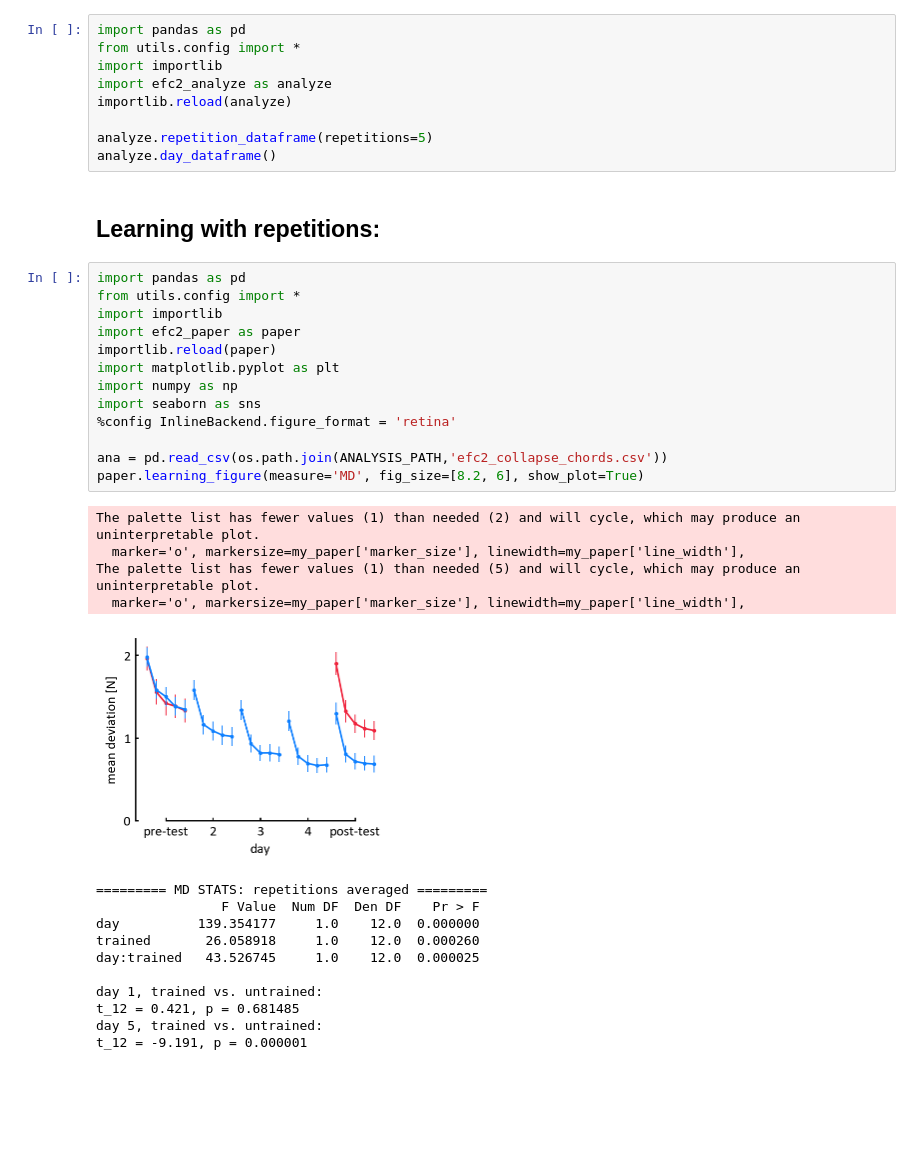
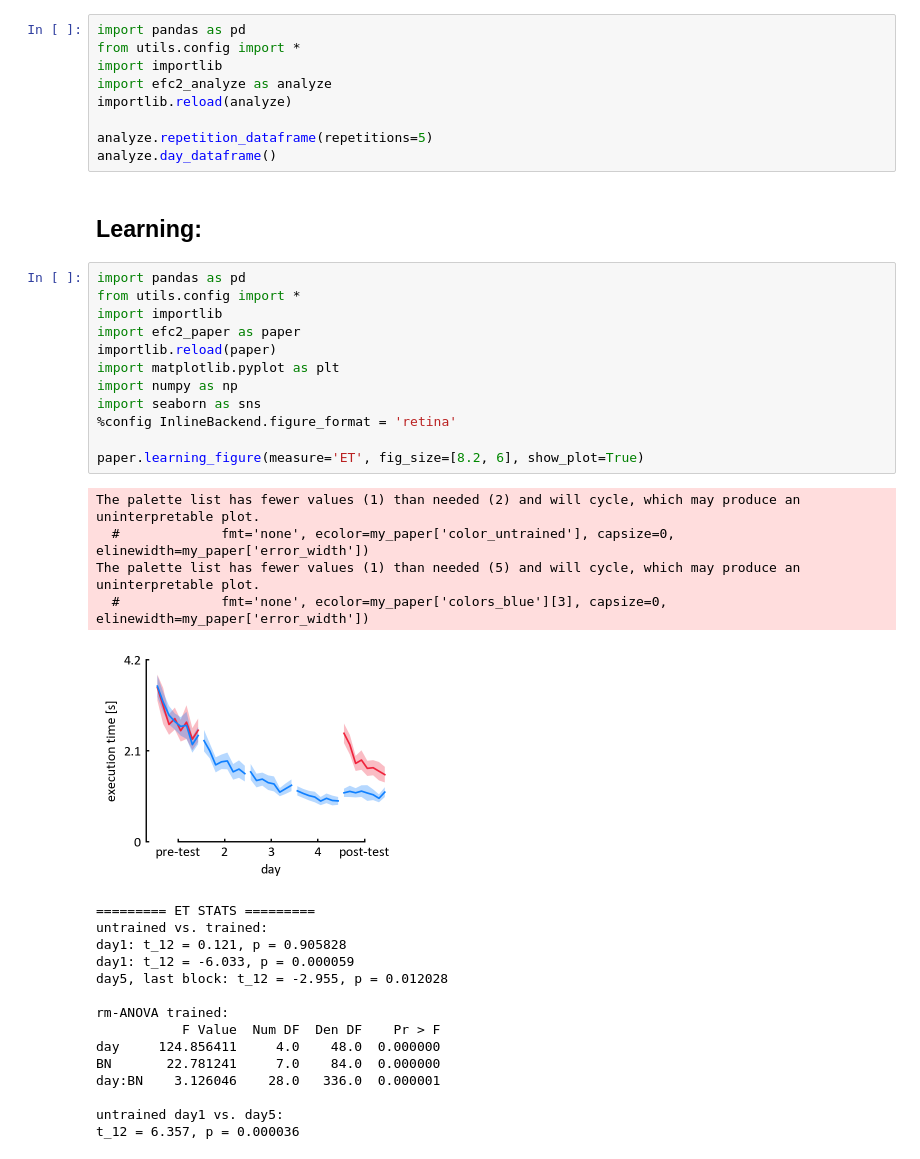
Before and after one commit to alighavam/EFC2, a Jupyter notebook: efc2_notebook.ipynb, the cells around one changed output. Cells and saved outputs as stored; diff of their text form; blank space fills up the shorter version.

Commit message:
+stats

```diff
--- a/efc2_notebook.ipynb
+++ b/efc2_notebook.ipynb
@@ -56,33 +56,36 @@ importlib.reload(analyze)
 analyze.repetition_dataframe(repetitions=5)
 analyze.day_dataframe()
 # %% [markdown]
-## Learning with repetitions:
+## Learning:
 # %%
 import pandas as pd
 from utils.config import *
 import importlib
 import efc2_paper as paper
 importlib.reload(paper)
 import matplotlib.pyplot as plt
 import numpy as np
 import seaborn as sns
 %config InlineBackend.figure_format = 'retina'
 
-ana = pd.read_csv(os.path.join(ANALYSIS_PATH,'efc2_collapse_chords.csv'))
-paper.learning_figure(measure='MD', fig_size=[8.2, 6], show_plot=True)
+paper.learning_figure(measure='ET', fig_size=[8.2, 6], show_plot=True)
 # %% [output]
 The palette list has fewer values (1) than needed (2) and will cycle, which may produce an uninterpretable plot.
-  marker='o', markersize=my_paper['marker_size'], linewidth=my_paper['line_width'],
+  #             fmt='none', ecolor=my_paper['color_untrained'], capsize=0, elinewidth=my_paper['error_width'])
 The palette list has fewer values (1) than needed (5) and will cycle, which may produce an uninterpretable plot.
-  marker='o', markersize=my_paper['marker_size'], linewidth=my_paper['line_width'],
+  #             fmt='none', ecolor=my_paper['colors_blue'][3], capsize=0, elinewidth=my_paper['error_width'])
-[figure, old version]
+[figure, new version]
-========= MD STATS: repetitions averaged =========
-                F Value  Num DF  Den DF    Pr > F
-day          139.354177     1.0    12.0  0.000000
-trained       26.058918     1.0    12.0  0.000260
-day:trained   43.526745     1.0    12.0  0.000025
+========= ET STATS =========
+untrained vs. trained:
+day1: t_12 = 0.121, p = 0.905828
+day1: t_12 = -6.033, p = 0.000059
+day5, last block: t_12 = -2.955, p = 0.012028
 
-day 1, trained vs. untrained:
-t_12 = 0.421, p = 0.681485
-day 5, trained vs. untrained:
-t_12 = -9.191, p = 0.000001
+rm-ANOVA trained:
+           F Value  Num DF  Den DF    Pr > F
+day     124.856411     4.0    48.0  0.000000
+BN       22.781241     7.0    84.0  0.000000
+day:BN    3.126046    28.0   336.0  0.000001
+
+untrained day1 vs. day5:
+t_12 = 6.357, p = 0.000036
```
Also changed, not shown: parts of 2 cells of this notebook, 2 other files.
